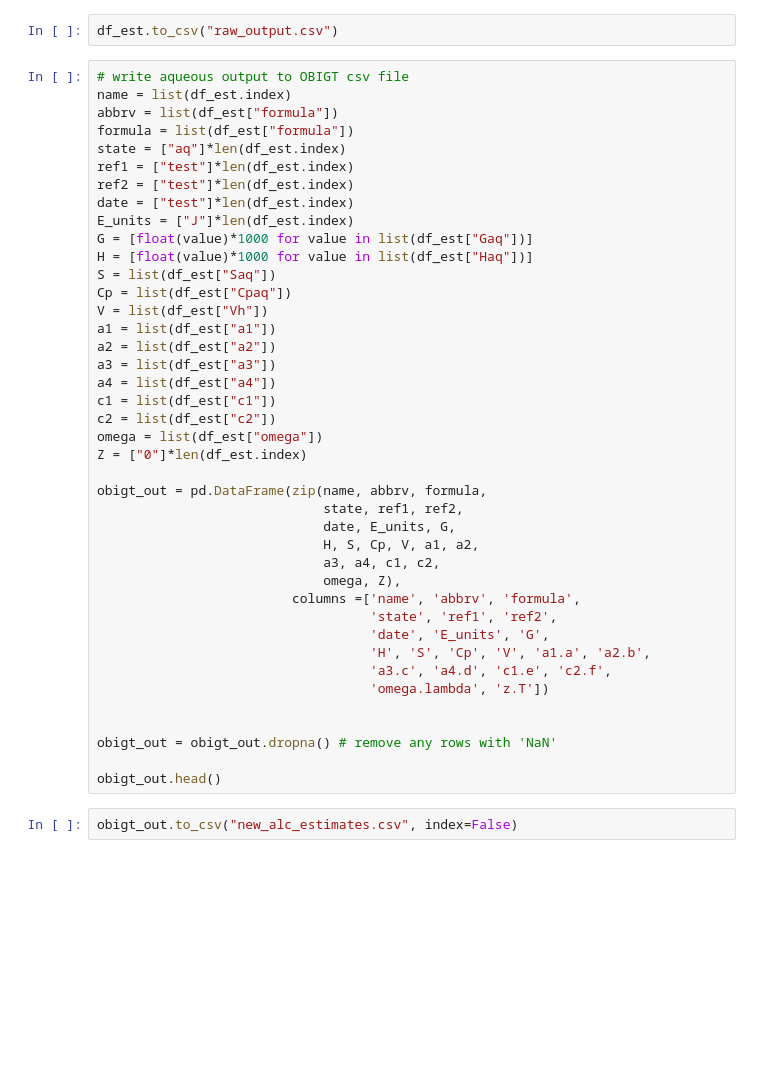
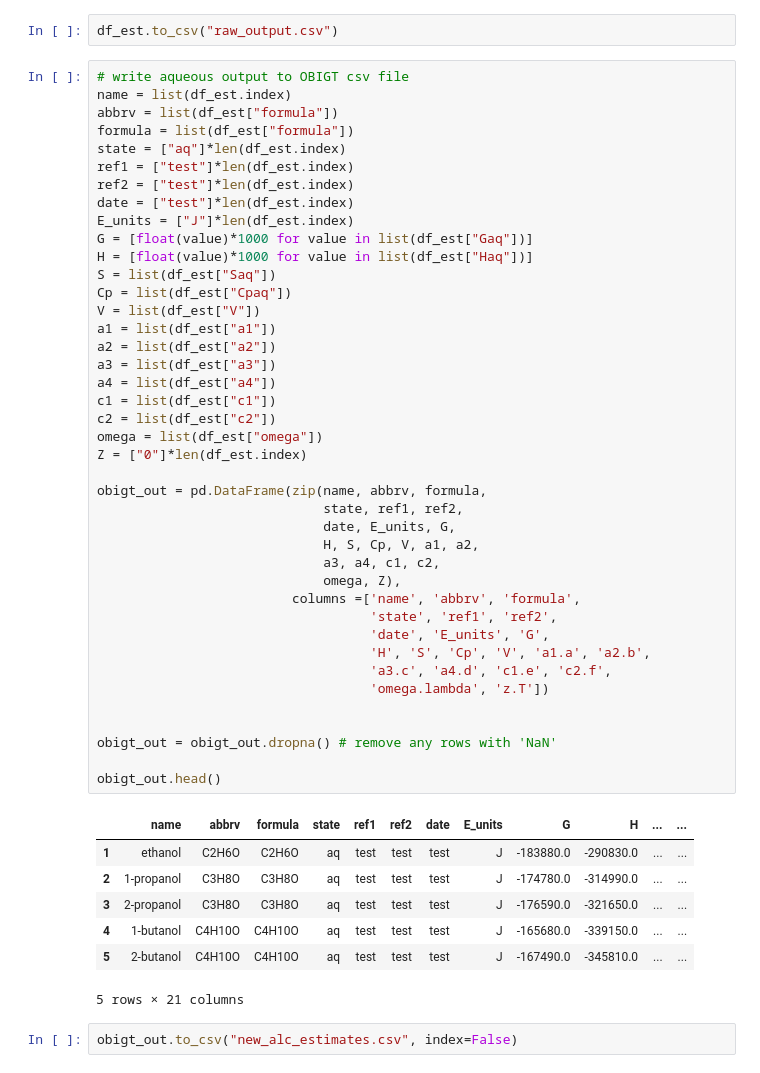
Before and after one commit to worm-portal/AqOrg, a Jupyter notebook: Aqueous Organic Estimator.ipynb, the cells around one changed output. Saved outputs shown, nothing was run; the diff lists cells and outputs as text; blank space fills up the shorter version.

```diff
--- a/Aqueous Organic Estimator.ipynb
+++ b/Aqueous Organic Estimator.ipynb
@@ -931,34 +1108,42 @@ E_units = ["J"]*len(df_est.index)
 G = [float(value)*1000 for value in list(df_est["Gaq"])]
 H = [float(value)*1000 for value in list(df_est["Haq"])]
 S = list(df_est["Saq"])
 Cp = list(df_est["Cpaq"])
-V = list(df_est["Vh"])
+V = list(df_est["V"])
 a1 = list(df_est["a1"])
 a2 = list(df_est["a2"])
 a3 = list(df_est["a3"])
 a4 = list(df_est["a4"])
 c1 = list(df_est["c1"])
 c2 = list(df_est["c2"])
 omega = list(df_est["omega"])
 Z = ["0"]*len(df_est.index)
 
 obigt_out = pd.DataFrame(zip(name, abbrv, formula,
                              state, ref1, ref2,
                              date, E_units, G,
                              H, S, Cp, V, a1, a2,
                              a3, a4, c1, c2,
                              omega, Z),
                          columns =['name', 'abbrv', 'formula',
                                    'state', 'ref1', 'ref2',
                                    'date', 'E_units', 'G',
                                    'H', 'S', 'Cp', 'V', 'a1.a', 'a2.b',
                                    'a3.c', 'a4.d', 'c1.e', 'c2.f',
                                    'omega.lambda', 'z.T'])
 
 
 obigt_out = obigt_out.dropna() # remove any rows with 'NaN'
 
 obigt_out.head()
+# %% [output]
+|  | name | abbrv | formula | state | ref1 | ref2 | date | E_units | G | H | ... | ... |
+| 1 | ethanol | C2H6O | C2H6O | aq | test | test | test | J | -183880.0 | -290830.0 | ... | ... |
+| 2 | 1-propanol | C3H8O | C3H8O | aq | test | test | test | J | -174780.0 | -314990.0 | ... | ... |
+| 3 | 2-propanol | C3H8O | C3H8O | aq | test | test | test | J | -176590.0 | -321650.0 | ... | ... |
+| 4 | 1-butanol | C4H10O | C4H10O | aq | test | test | test | J | -165680.0 | -339150.0 | ... | ... |
+| 5 | 2-butanol | C4H10O | C4H10O | aq | test | test | test | J | -167490.0 | -345810.0 | ... | ... |
+5 rows × 21 columns
 # %%
 obigt_out.to_csv("new_alc_estimates.csv", index=False)
 # %%
```
Also changed, not shown: parts of 22 cells of this notebook, 1 other file.
